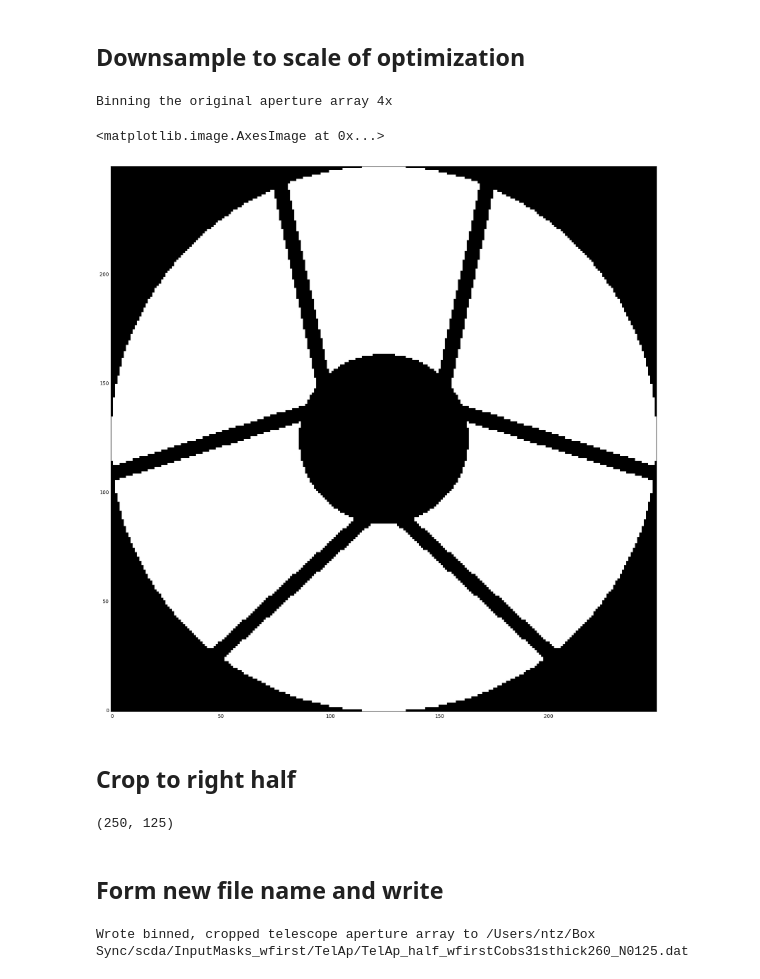
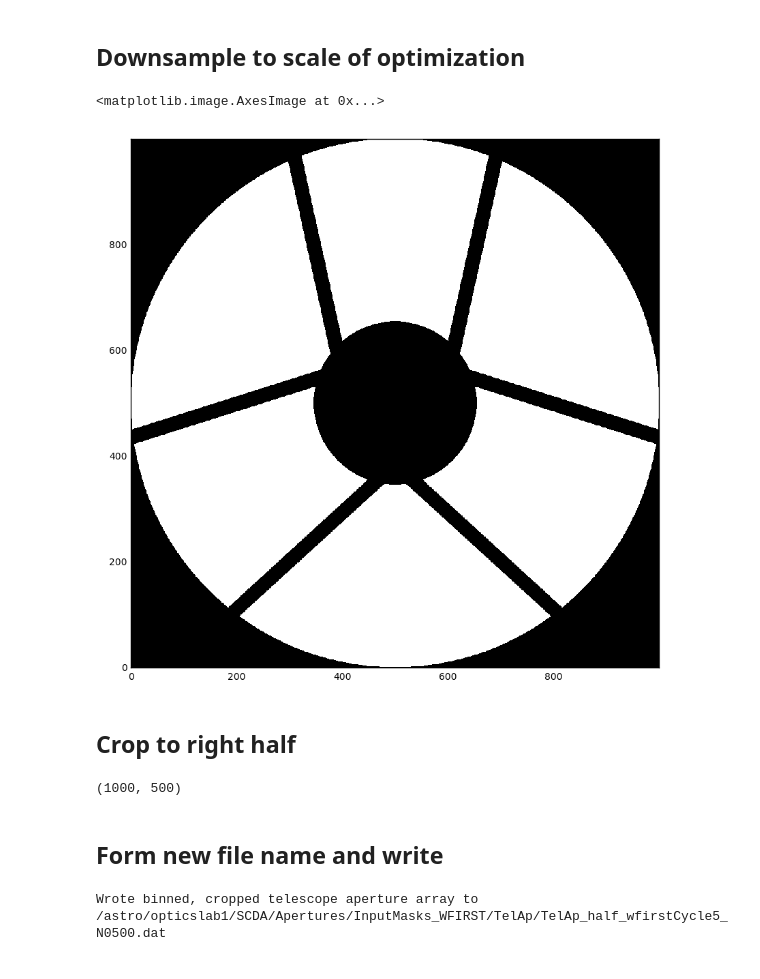
Before and after one commit to neilzim/SCDA, a Jupyter notebook: make_wfirst_pupil.ipynb, the cells around one changed output. Saved outputs shown, nothing was run; the diff lists cells and outputs as text; code cells hidden in the pictures.

Commit message:
non parametric cycle 5 pupil

```diff
--- a/make_wfirst_pupil.ipynb
+++ b/make_wfirst_pupil.ipynb
@@ -36,7 +36,6 @@ overwrite = True
 prim_key = "wfirst"
 centobs = True
 D = 1000
-N = 125 # quadrant width after binning
+#D = 1024
+N = 500 # quadrant width after binning
 symm = 'half' # set to either 'quart' or 'half'
-cobs_diam = 31 # integer central obscuration parameter in range [0, 99]; nominal WFIRST value 31
-sthick = 26 # integer strut thickness parameter in range [0, 99]; nominal WFIRST value 26
@@ -61,0 +53,3 @@ wfirst_nostrut[outside_ann] = 0.
+# %%
+wfirst_symm_telap = np.logical_and(np.round(wfirst_ref_telap).astype(int), np.round(wfirst_ref_telap[:,::-1]).astype(int))
+plt.imshow(wfirst_symm_telap - wfirst_ref_telap)
@@ -114,26 +64,21 @@ else:
 # %% [markdown]
 ## Downsample to scale of optimization
-# %%
-N_orig = D/2
-scalefac = int(N_orig/N)
-print("Binning the original aperture array {0:d}x".format(scalefac))
-wfirst_par_pupil_bin = np.reshape(wfirst_par_pupil, (D/scalefac, scalefac,
-                                                     D/scalefac, scalefac)).mean(1).mean(2)
-# %% [output]
-Binning the original aperture array 4x
+# %%
+wfirst_binned_telap = skimage.transform.resize(wfirst_symm_telap, (2*N, 2*N), order=1)
 # %%
-plt.figure(figsize=(20,20))
-plt.imshow(np.round(wfirst_par_pupil_bin))
+plt.figure(figsize=(10,10))
+#plt.imshow(wfirst_binned_telap)
+plt.imshow(np.round(wfirst_binned_telap))
 # %% [output]
 <matplotlib.image.AxesImage at 0x...>
-[figure, old version]
+[figure, new version]
 # %% [markdown]
 ## Crop to right half
 # %%
-wfirst_par_pupil_bin_crop = wfirst_par_pupil_bin[:, N:]
-print(wfirst_par_pupil_bin_crop.shape)
+wfirst_binned_crop = wfirst_binned_telap[:, N:]
+print(wfirst_binned_crop.shape)
 # %% [output]
-(250, 125)
+(1000, 500)
 # %% [markdown]
 ## Form new file name and write
 # %%
@@ -141,12 +86,12 @@ telap_bin_dat_fname_tail = "TelAp_half_wfirstCobs{0:02d}sthick{1:03d}_N{2:04d}.d
 telap_bin_dat_fname = os.path.join(new_telap_dir, telap_bin_dat_fname_tail)
 # %%
 if not os.path.exists(telap_bin_dat_fname) or overwrite is True:
-    np.savetxt(telap_bin_dat_fname, wfirst_par_pupil_bin_crop, fmt='%.6f', delimiter=" ")
+    np.savetxt(telap_bin_dat_fname, wfirst_binned_crop, fmt='%.6f', delimiter=" ")
     print("Wrote binned, cropped telescope aperture array to {0:s}".format(telap_bin_dat_fname))
 else:
     print("Telescope aperture array {0:s} already exists, will not overwrite".format(telap_bin_dat_fname))
 # %% [output]
-Wrote binned, cropped telescope aperture array to /Users/ntz/Box Sync/scda/InputMasks_wfirst/TelAp/TelAp_half_wfirstCobs31sthick260_N0125.dat
+Wrote binned, cropped telescope aperture array to /astro/opticslab1/SCDA/Apertures/InputMasks_WFIRST/TelAp/TelAp_half_wfirstCycle5_N0500.dat
 # %%
 os.listdir(new_telap_dir)
 # %% [output]
```
Also changed, not shown: parts of 15 cells of this notebook.
